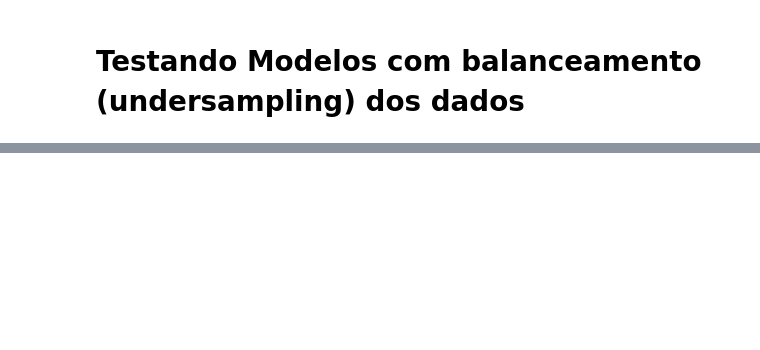
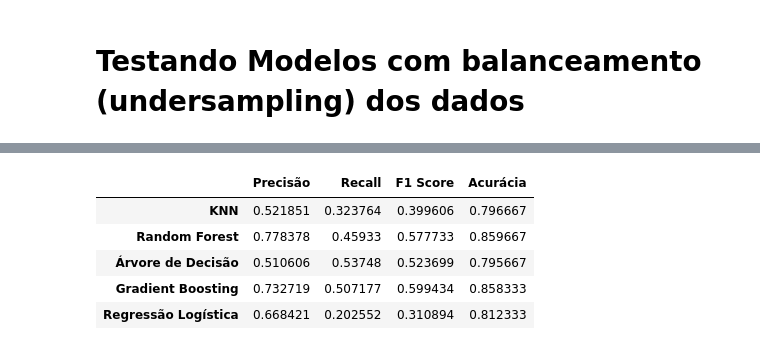
Before and after one commit to dovahkiinemo/ada-ml-projeto-final, a Jupyter notebook: Projeto_ml.ipynb, the cells around one changed output, grey strips where cells are left out. Cells and saved outputs as stored; diff of their text form; code cells hidden in the pictures; blank space fills up the shorter version.

Commit message:
metricas

```diff
--- a/Projeto_ml.ipynb
+++ b/Projeto_ml.ipynb
@@ -331,3 +331,8 @@ def previsor(modelo,parametros=''):
   modelo_pred = modelo.predict(X_test)
   print(classification_report(y_test, modelo_pred))
   return modelo_pred
+# %%
+#metricas
+from sklearn.metrics import precision_score,accuracy_score,recall_score,f1_score
+metricas_db = pd.DataFrame(columns=['Precisão','Recall','F1 Score','Acurácia'],index = ['KNN','Random Forest','Árvore de Decisão','Gradient Boosting','Regressão Logística'])
+metricas_b = pd.DataFrame(columns=['Precisão','Recall','F1 Score','Acurácia'],index = ['KNN','Random Forest','Árvore de Decisão','Gradient Boosting','Regressão Logística'])
@@ -507,0 +502,9 @@ classification_report(y_test,prev)
+# %%
+metricas_db
+# %% [output]
+|  | Precisão | Recall | F1 Score | Acurácia |
+| KNN | 0.521851 | 0.323764 | 0.399606 | 0.796667 |
+| Random Forest | 0.778378 | 0.45933 | 0.577733 | 0.859667 |
+| Árvore de Decisão | 0.510606 | 0.53748 | 0.523699 | 0.795667 |
+| Gradient Boosting | 0.732719 | 0.507177 | 0.599434 | 0.858333 |
+| Regressão Logística | 0.668421 | 0.202552 | 0.310894 | 0.812333 |
```
Also changed, not shown: parts of 18 cells of this notebook.
